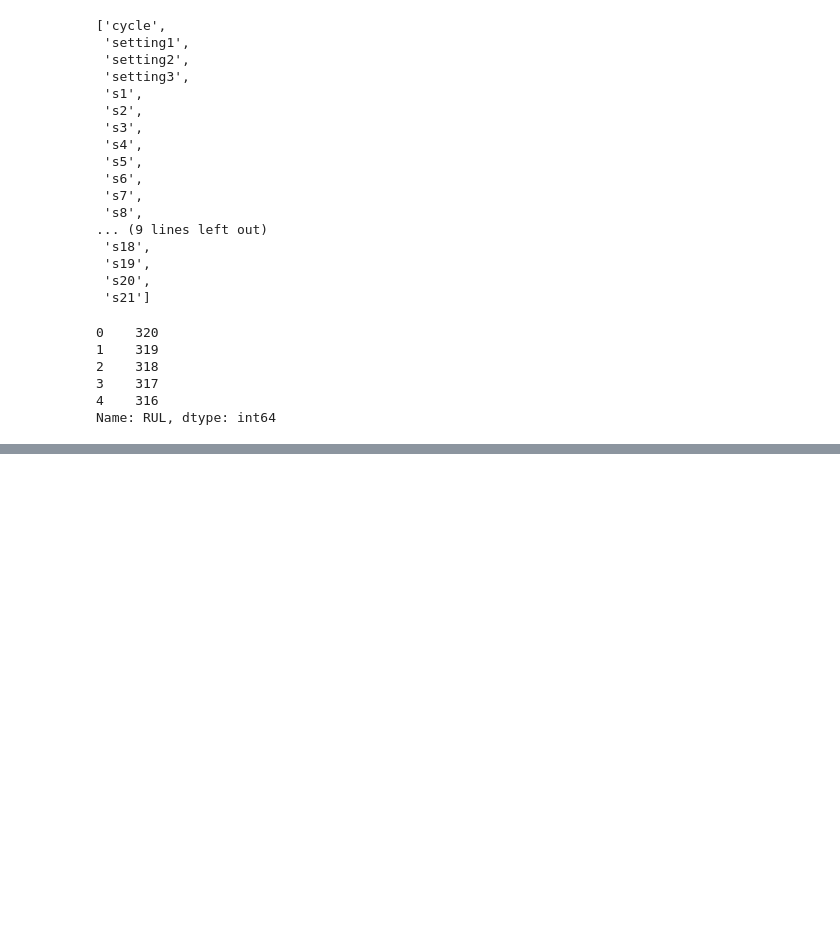
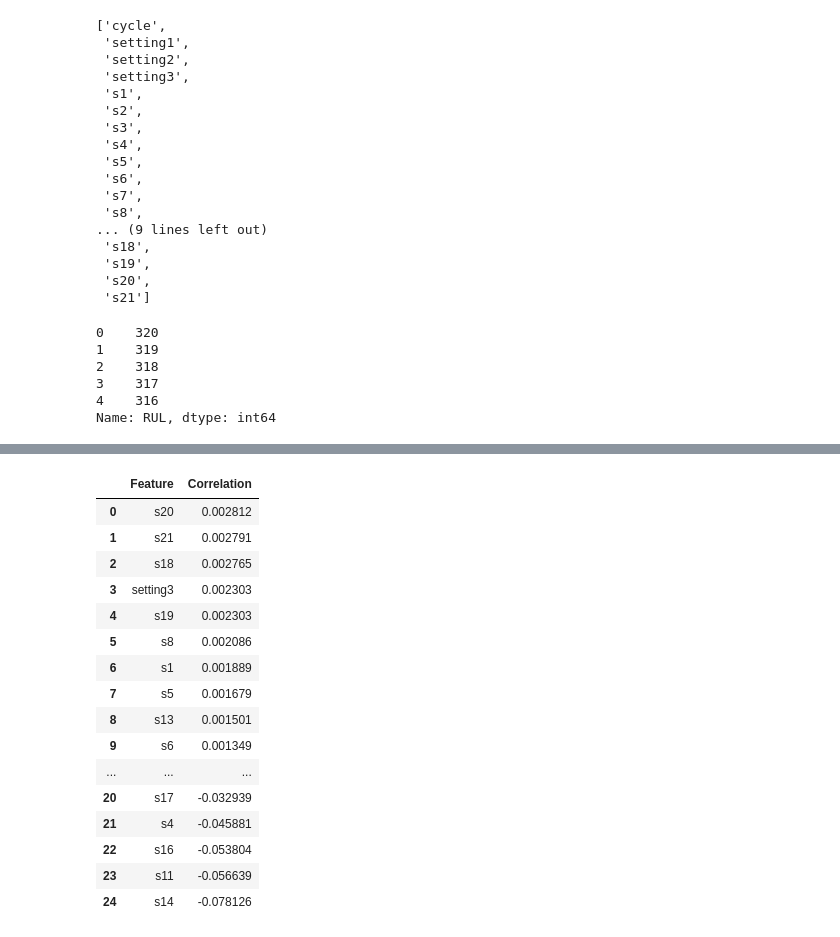
Before and after one commit to Priyojit1900/AIRCRAFT-MAINTANANCE-SYSTEM, a Jupyter notebook: notebook/02_Preprocessing.ipynb, the cells around one changed output, grey strips where cells are left out. Saved outputs shown, nothing was run; the diff lists cells and outputs as text; code cells hidden in the pictures; blank space fills up the shorter version.

```diff
--- a/notebook/02_Preprocessing.ipynb
+++ b/notebook/02_Preprocessing.ipynb
@@ -178,0 +318,8 @@ Variance analysis helps identify features with very low or zero variance, which
+# %%
+# Calculate correlation of all features with RUL
+corr_with_rul = (
+    train.corr(numeric_only=True)["RUL"]
+    .drop("RUL")
+    .sort_values(ascending=False)
+)
+corr_with_rul
@@ -178,0 +344,23 @@ Variance analysis helps identify features with very low or zero variance, which
+# %%
+corr_df = corr_with_rul.reset_index()
+corr_df.columns = ["Feature", "Correlation"]
+
+corr_df.head(25)
+# %% [output]
+|  | Feature | Correlation |
+| 0 | s20 | 0.002812 |
+| 1 | s21 | 0.002791 |
+| 2 | s18 | 0.002765 |
+| 3 | setting3 | 0.002303 |
+| 4 | s19 | 0.002303 |
+| 5 | s8 | 0.002086 |
+| 6 | s1 | 0.001889 |
+| 7 | s5 | 0.001679 |
+| 8 | s13 | 0.001501 |
+| 9 | s6 | 0.001349 |
+| ... | ... | ... |
+| 20 | s17 | -0.032939 |
+| 21 | s4 | -0.045881 |
+| 22 | s16 | -0.053804 |
+| 23 | s11 | -0.056639 |
+| 24 | s14 | -0.078126 |
```
Also changed, not shown: parts of 22 cells of this notebook, 2 other files.
